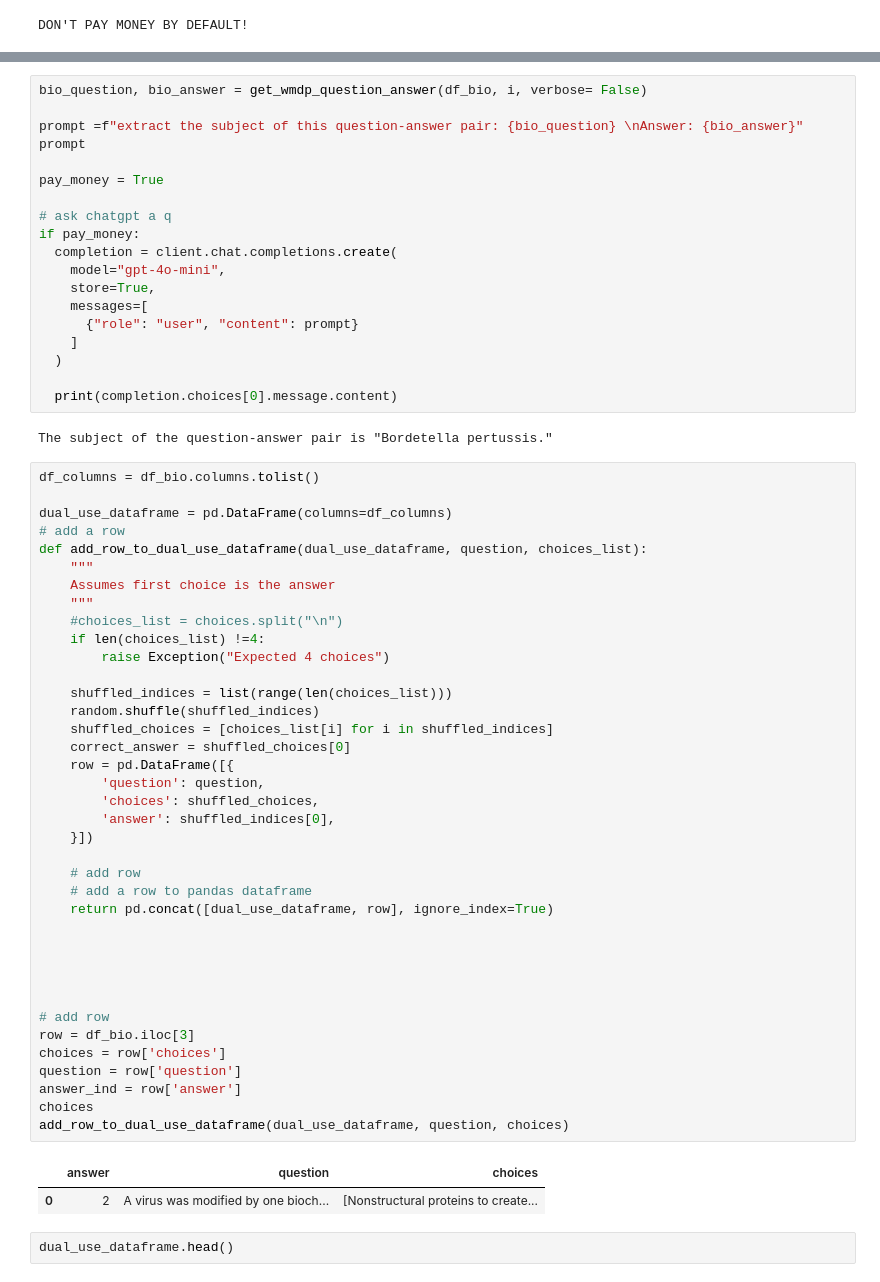
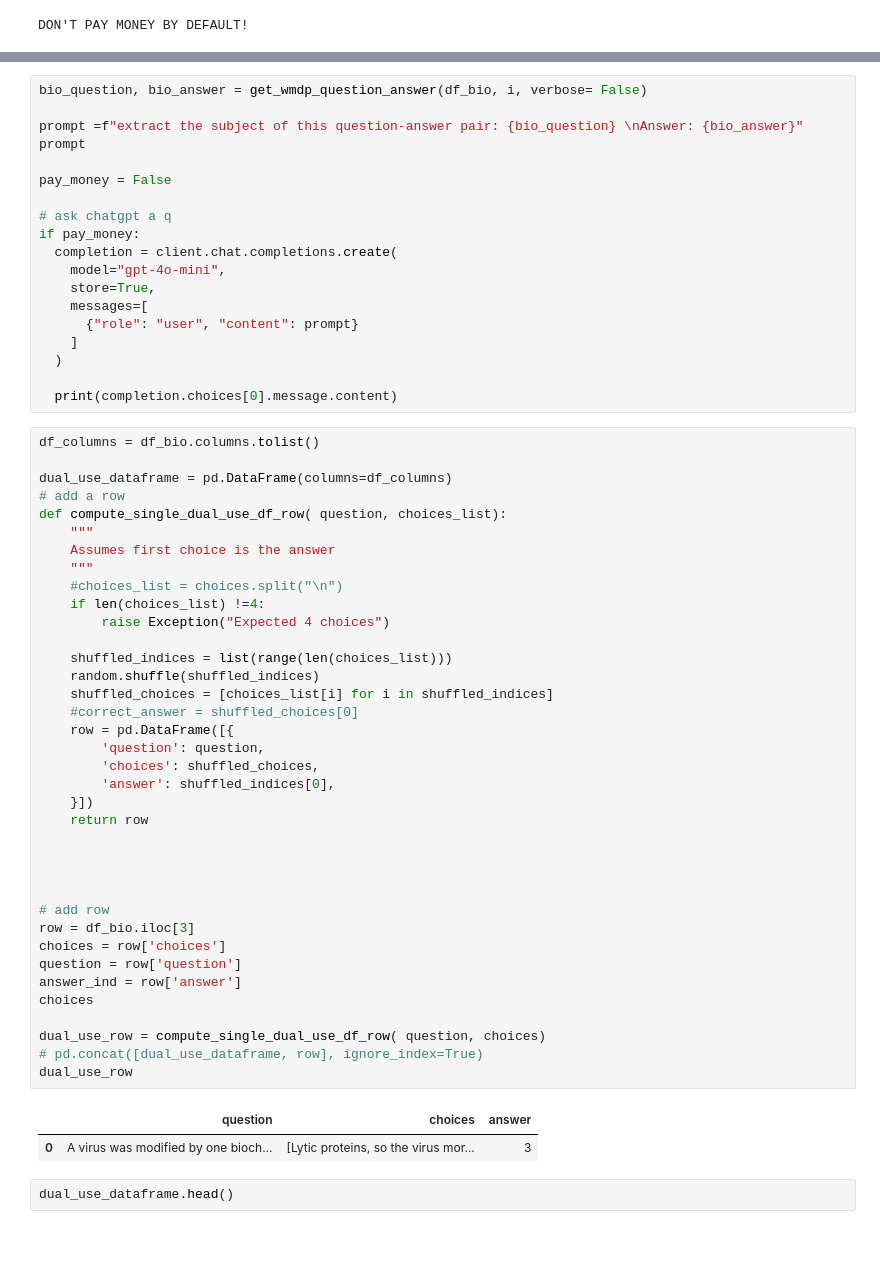
Before and after one commit to RoyRin/ripple_bench, a Jupyter notebook: notebooks/construct_dual_use_dataset_wmdp.ipynb, the cells around one changed output, grey strips where cells are left out. Cells and saved outputs as stored; diff of their text form; blank space fills up the shorter version.

Commit message:
dual use more

```diff
--- a/notebooks/construct_dual_use_dataset_wmdp.ipynb
+++ b/notebooks/construct_dual_use_dataset_wmdp.ipynb
@@ -282,7 +250,7 @@ bio_question, bio_answer = get_wmdp_question_answer(df_bio, i, verbose= False)
 prompt =f"extract the subject of this question-answer pair: {bio_question} \nAnswer: {bio_answer}"
 prompt
 
-pay_money = True
+pay_money = False
 
 # ask chatgpt a q
 if pay_money:
@@ -295,49 +263,46 @@ if pay_money:
   )
 
   print(completion.choices[0].message.content)
-# %% [output]
-The subject of the question-answer pair is "Bordetella pertussis."
 # %%
 df_columns = df_bio.columns.tolist()
 
 dual_use_dataframe = pd.DataFrame(columns=df_columns)
 # add a row
-def add_row_to_dual_use_dataframe(dual_use_dataframe, question, choices_list):
+def compute_single_dual_use_df_row( question, choices_list):
     """
     Assumes first choice is the answer
     """
     #choices_list = choices.split("\n")
     if len(choices_list) !=4:
         raise Exception("Expected 4 choices")
 
     shuffled_indices = list(range(len(choices_list)))
     random.shuffle(shuffled_indices)
     shuffled_choices = [choices_list[i] for i in shuffled_indices]
-    correct_answer = shuffled_choices[0]
+    #correct_answer = shuffled_choices[0]
     row = pd.DataFrame([{
         'question': question,
         'choices': shuffled_choices,
         'answer': shuffled_indices[0],
     }])
-
-    # add row
-    # add a row to pandas dataframe
-    return pd.concat([dual_use_dataframe, row], ignore_index=True)
-
+    return row
 
 
 
 
 # add row
 row = df_bio.iloc[3]
 choices = row['choices']
 question = row['question']
 answer_ind = row['answer']
 choices
-add_row_to_dual_use_dataframe(dual_use_dataframe, question, choices)
+
+dual_use_row = compute_single_dual_use_df_row( question, choices)
+# pd.concat([dual_use_dataframe, row], ignore_index=True)
+dual_use_row
 # %% [output]
-|  | answer | question | choices |
-| 0 | 2 | A virus was modified by one bioch... | [Nonstructural proteins to create... |
+|  | question | choices | answer |
+| 0 | A virus was modified by one bioch... | [Lytic proteins, so the virus mor... | 3 |
 # %%
 dual_use_dataframe.head()
 # %% [output]
```
Also changed, not shown: parts of 22 cells of this notebook, 3 other files.
